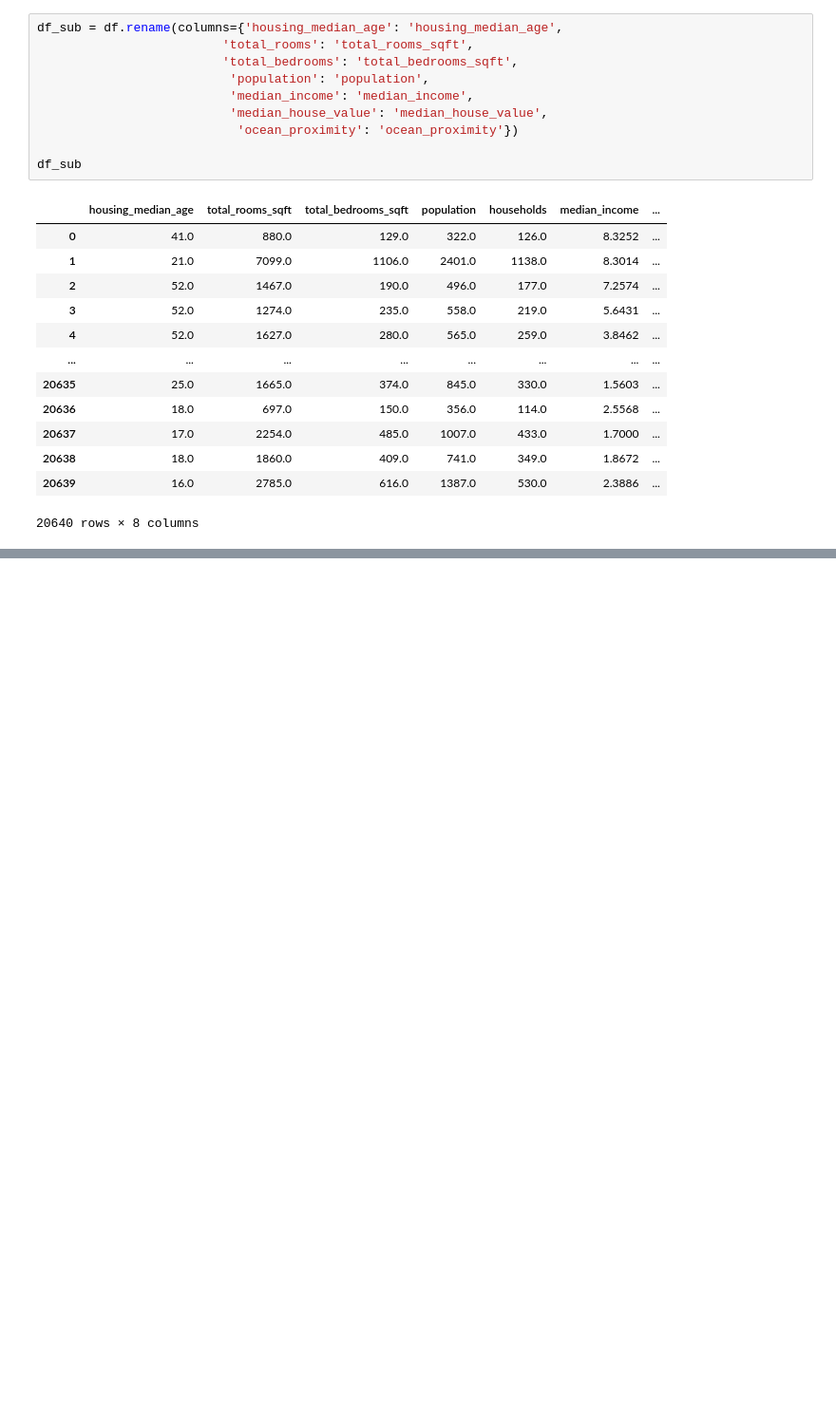
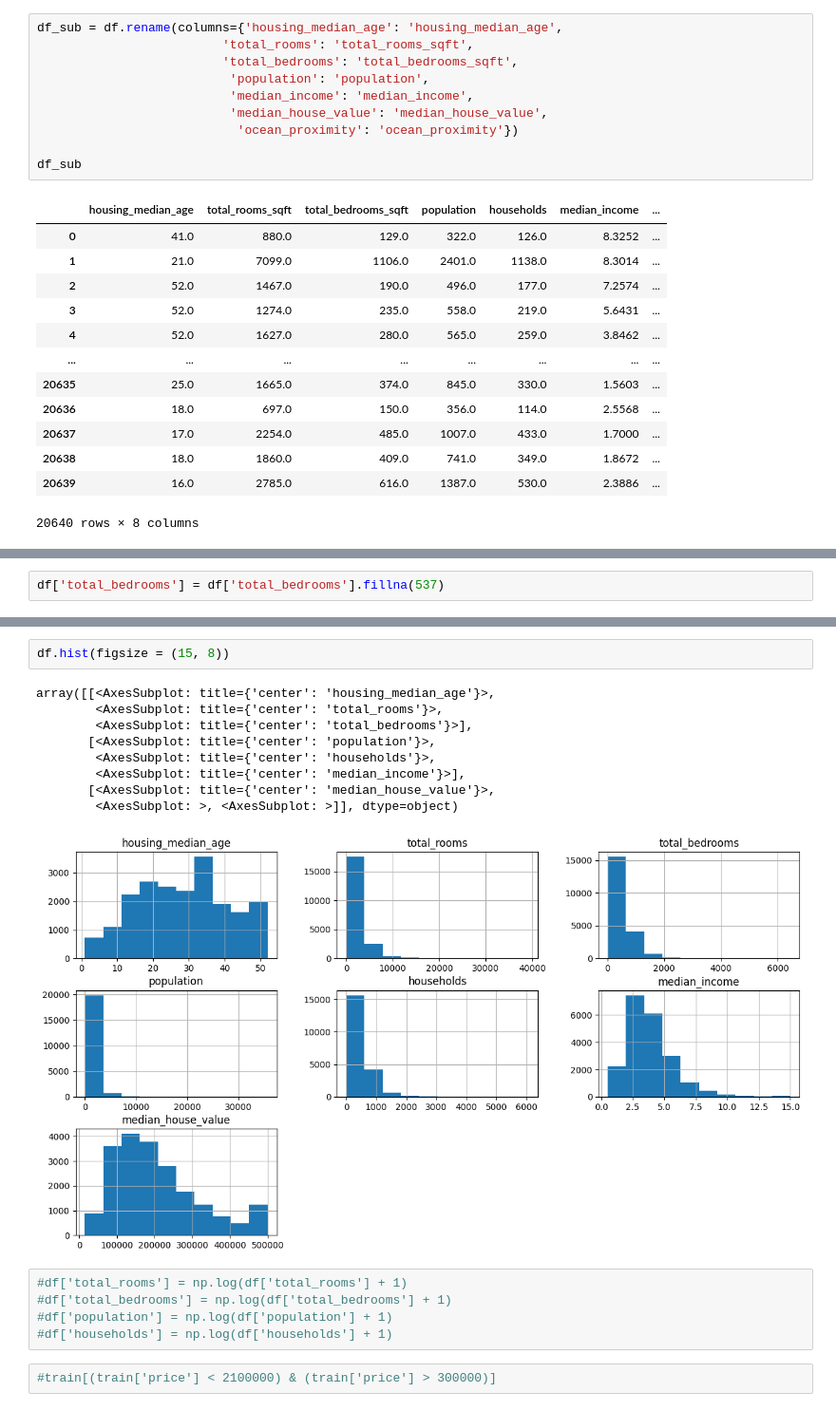
Before and after one commit to jdhova/Capstone, a Jupyter notebook: info2.ipynb, the cells around one changed output, grey strips where cells are left out. Shown at 95% size. Saved outputs shown, nothing was run; the diff lists cells and outputs as text; blank space fills up the shorter version.

```diff
--- a/info2.ipynb
+++ b/info2.ipynb
@@ -90,0 +131,2 @@ df_sub
+# %%
+df['total_bedrooms'] = df['total_bedrooms'].fillna(537)
@@ -90,0 +169,19 @@ df_sub
+# %%
+df.hist(figsize = (15, 8))
+# %% [output]
+array([[<AxesSubplot: title={'center': 'housing_median_age'}>,
+        <AxesSubplot: title={'center': 'total_rooms'}>,
+        <AxesSubplot: title={'center': 'total_bedrooms'}>],
+       [<AxesSubplot: title={'center': 'population'}>,
+        <AxesSubplot: title={'center': 'households'}>,
+        <AxesSubplot: title={'center': 'median_income'}>],
+       [<AxesSubplot: title={'center': 'median_house_value'}>,
+        <AxesSubplot: >, <AxesSubplot: >]], dtype=object)
+[figure, added]
+# %%
+#df['total_rooms'] = np.log(df['total_rooms'] + 1)
+#df['total_bedrooms'] = np.log(df['total_bedrooms'] + 1)
+#df['population'] = np.log(df['population'] + 1)
+#df['households'] = np.log(df['households'] + 1)
+# %%
+#train[(train['price'] < 2100000) & (train['price'] > 300000)]
```
Also changed, not shown: parts of 47 cells of this notebook.
